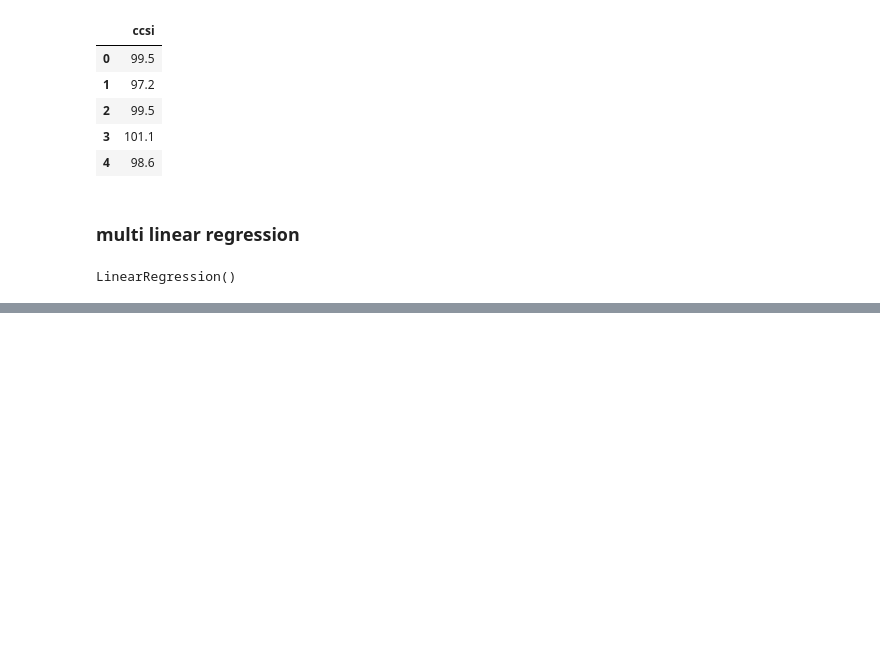
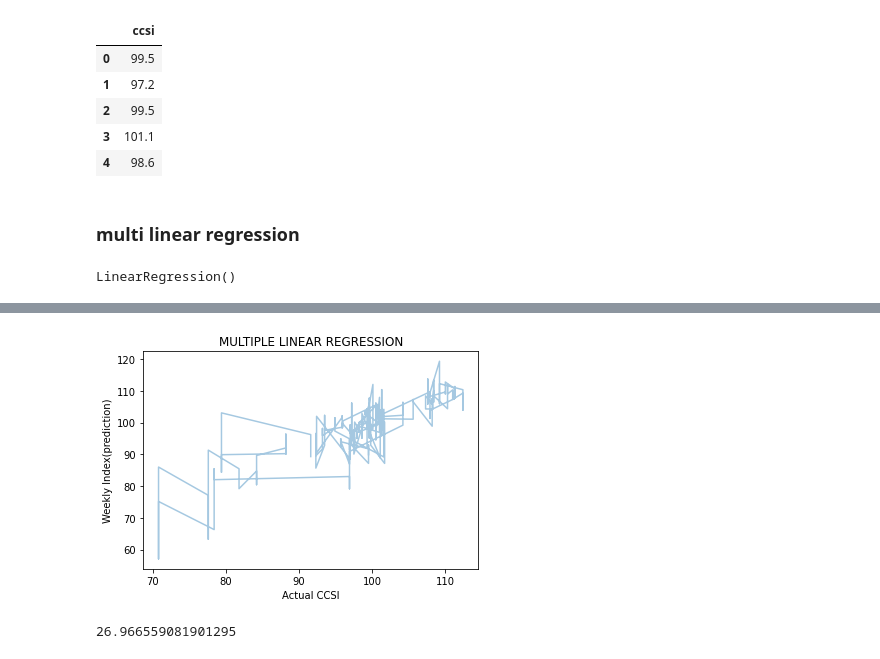
Before and after one commit to 2hyes/CLI-development, a Jupyter notebook: prediction-multiregression.ipynb, the cells around one changed output, grey strips where cells are left out. Saved outputs shown, nothing was run; the diff lists cells and outputs as text; code cells hidden in the pictures; blank space fills up the shorter version.

```diff
--- a/prediction-multiregression.ipynb
+++ b/prediction-multiregression.ipynb
@@ -231,0 +261,7 @@ print(mlr.score(X_train, y_train)) #모델의 결정계수
+# %%
+# weekly 레코드들을 예측모델에 집어넣어, 각 레코드에 대한 예측값 얻음
+pred_ccsi = mlr.predict(predictors[['keyword1','keyword2','keyword3','keyword4','keyword5','google','naver']])
+# %%
+tmp = pd.merge(predictors, ccsi).drop(['id'], axis=1)
+tmp['pred'] = pred_ccsi
+tmp
@@ -231,0 +282,14 @@ print(mlr.score(X_train, y_train)) #모델의 결정계수
+# %%
+# true와 pred의 추세 확인
+plt.plot(tmp['ccsi'], tmp['pred'], alpha=0.4)
+plt.xlabel("Actual CCSI")
+plt.ylabel("Weekly Index(prediction)")
+plt.title("MULTIPLE LINEAR REGRESSION")
+plt.show()
+# %% [output]
+[figure, added]
+# %%
+# weekly별 단기지표 값을 생성해서, 얻은 mse
+mean_squared_error(tmp['ccsi'], tmp['pred'])
+# %% [output]
+26.966559081901295
```
Also changed, not shown: parts of 16 cells of this notebook.
